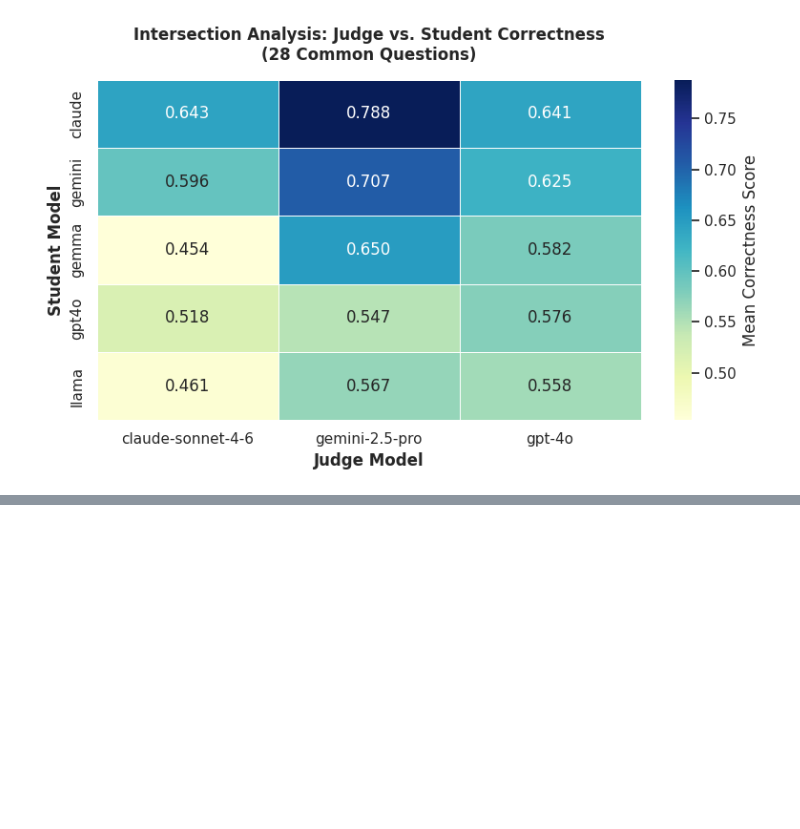
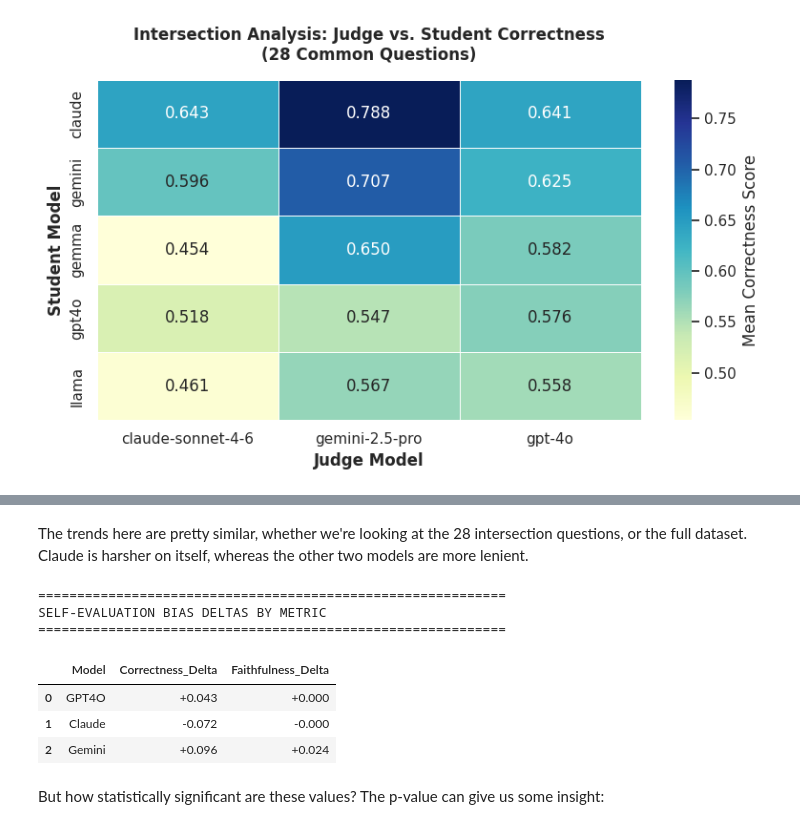
Before and after one commit to CMILINAZZO/medical-llm-self-bias-audit, a Jupyter notebook: notebooks/04_analysis_visuals.ipynb, the cells around one changed output, grey strips where cells are left out. Drawn from its saved outputs; the diff is of its cells as text; code cells hidden in the pictures; blank space fills up the shorter version.

```diff
--- a/notebooks/04_analysis_visuals.ipynb
+++ b/notebooks/04_analysis_visuals.ipynb
@@ -284,0 +478,59 @@ INTERSECTION ANALYSIS (28 Common Clinical Questions)
+# %% [markdown]
+The trends here are pretty similar, whether we're looking at the 28 intersection questions, or the full dataset. Claude is harsher on itself, whereas the other two models are more lenient.
+# %%
+import matplotlib.pyplot as plt
+import seaborn as sns
+import pandas as pd
+from IPython.display import display
+
+# Ensure mapping is correct
+self_eval_mapping = {
+    'gpt4o': 'gpt-4o',
+    'claude': 'claude-sonnet-4-6',
+    'gemini': 'gemini-2.5-pro'
+}
+
+# 1. Calculate Means for BOTH Metrics on the Intersection Data
+means_correctness = df_intersection.groupby(['student_model', 'judge_model'])['correctness_score'].mean().unstack()
+means_faithfulness = df_intersection.groupby(['student_model', 'judge_model'])['faithfulness_score'].mean().unstack()
+
+delta_records = []
+
+for student, self_judge in self_eval_mapping.items():
+    independent_judges = [j for j in means_correctness.columns if j != self_judge]
+
+    # Correctness Math
+    self_c = means_correctness.loc[student, self_judge]
+    ind_c = means_correctness.loc[student, independent_judges].mean()
+    delta_c = self_c - ind_c
+
+    # Faithfulness Math
+    self_f = means_faithfulness.loc[student, self_judge]
+    ind_f = means_faithfulness.loc[student, independent_judges].mean()
+    delta_f = self_f - ind_f
+
+    delta_records.append({
+        'Model': student.upper() if student == 'gpt4o' else student.capitalize(),
+        'Correctness_Delta': delta_c,
+        'Faithfulness_Delta': delta_f
+    })
+
+df_metrics = pd.DataFrame(delta_records)
+
+print("="*60)
+print("SELF-EVALUATION BIAS DELTAS BY METRIC")
+print("="*60)
+display(df_metrics.style.format({
+    'Correctness_Delta': '{:+.3f}',
+    'Faithfulness_Delta': '{:+.3f}'
+}).background_gradient(cmap='coolwarm'))
+# %% [output]
+============================================================
+SELF-EVALUATION BIAS DELTAS BY METRIC
+============================================================
+|  | Model | Correctness_Delta | Faithfulness_Delta |
+| 0 | GPT4O | +0.043 | +0.000 |
+| 1 | Claude | -0.072 | -0.000 |
+| 2 | Gemini | +0.096 | +0.024 |
+# %% [markdown]
+But how statistically significant are these values? The p-value can give us some insight:
```
Also changed, not shown: parts of 6 cells of this notebook.
